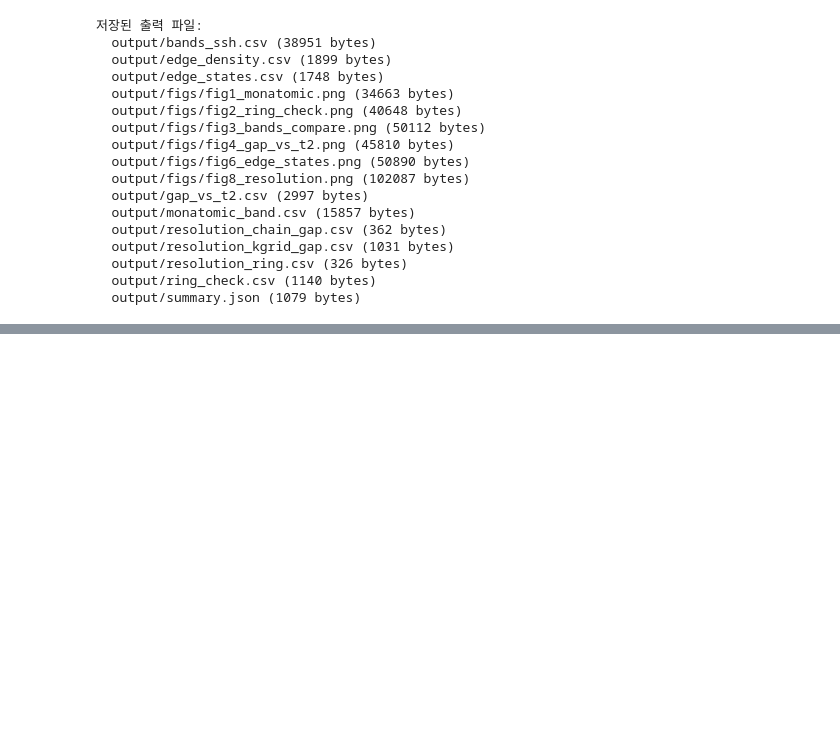
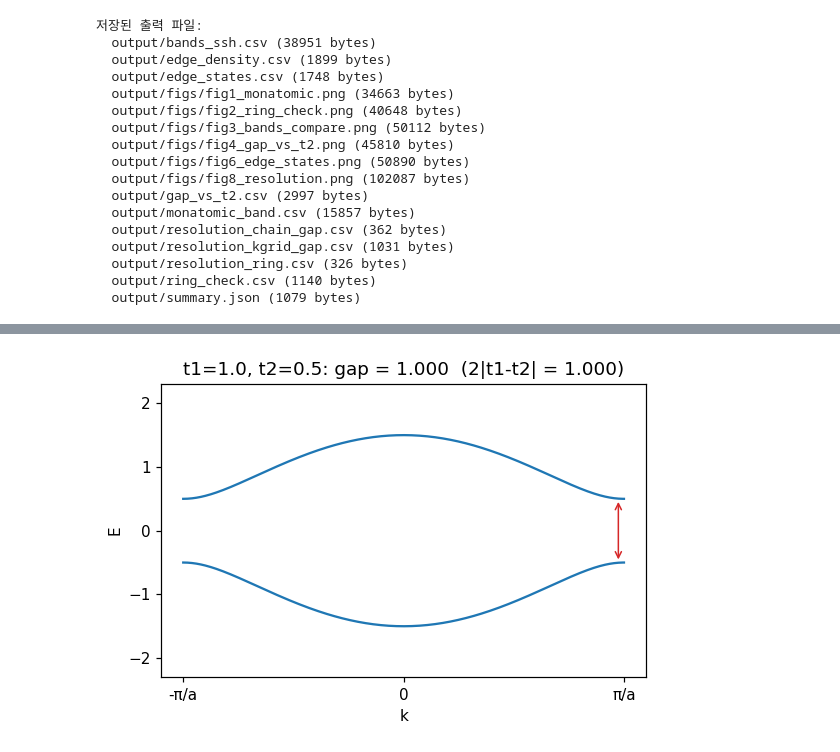
Before and after one commit to hyosan1423/computational-physics, a Jupyter notebook: midterm-tight-binding/tight_binding.ipynb, the cells around one changed output, grey strips where cells are left out. Drawn from its saved outputs; the diff is of its cells as text; code cells hidden in the pictures; blank space fills up the shorter version.

```diff
--- a/midterm-tight-binding/tight_binding.ipynb
+++ b/midterm-tight-binding/tight_binding.ipynb
@@ -539,0 +543,14 @@ for p in sorted(OUT.rglob("*")):
+# %%
+# ▶ 시연 1: t2 를 바꾸면 밴드와 갭이 어떻게 변하나
+T1, T2 = 1.0, 0.5            # ← T2 를 0.5, 0.9, 1.0, 1.5 로 바꿔 가며 다시 실행
+k = np.linspace(-np.pi, np.pi, 400)        # 한 셀 길이 a = 1
+Em, Ep = ssh_bands(k, T1, T2)
+gap = gap_numeric(T1, T2)
+fig, ax = plt.subplots(figsize=(5.2, 3.6))
+ax.plot(k, Ep, color="C0"); ax.plot(k, Em, color="C0")
+ax.annotate("", xy=(np.pi - 0.08, gap / 2), xytext=(np.pi - 0.08, -gap / 2), arrowprops=dict(arrowstyle="<->", color="C3"))
+ax.set(xlabel="k", ylabel="E", ylim=(-2.3, 2.3), title=f"t1={T1}, t2={T2}: gap = {gap:.3f}  (2|t1-t2| = {2*abs(T1-T2):.3f})")
+ax.set_xticks([-np.pi, 0, np.pi]); ax.set_xticklabels(["-π/a", "0", "π/a"])
+plt.tight_layout(); plt.show()
+# %% [output]
+[figure, added]
```
Also changed, not shown: parts of 3 cells of this notebook, 19 other files.
